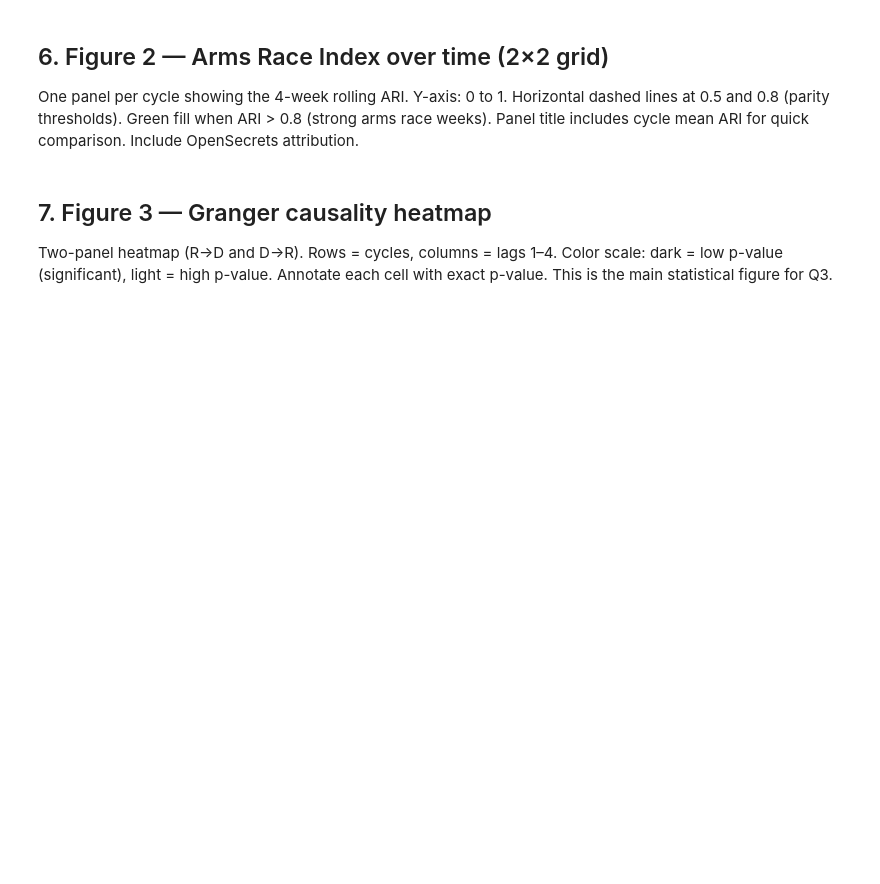
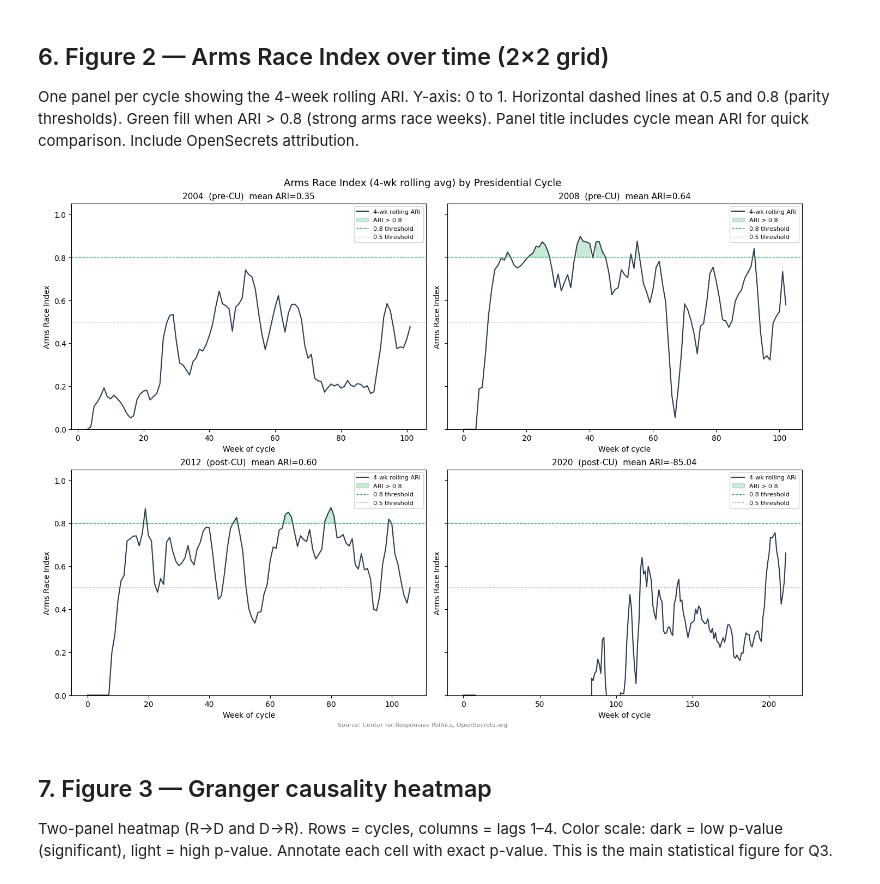
Before and after one commit to schanzb/qss_20_final_proj, a Jupyter notebook: scripts/05_q3.ipynb, the cells around one changed output. Drawn from its saved outputs; the diff is of its cells as text; code cells hidden in the pictures; blank space fills up the shorter version.

```diff
--- a/scripts/05_q3.ipynb
+++ b/scripts/05_q3.ipynb
@@ -48,3 +181,24 @@ With ~90 weekly observations per cycle, the test has reasonable power at short l
 
 Print a formatted table of p-values for both directions across all cycles and lags.
 Flag significant results (α=0.05 and α=0.10) with asterisks.
+# %%
+def sig_stars(p): # helper function to convert p-values to significance stars for display
+    if p < 0.01: return '***' # three stars for p<0.01
+    if p < 0.05: return '**' # two stars for p<0.05
+    if p < 0.10: return '*' # one star for p<0.10
+    return ''
+
+header = f"{'Cycle':<6}  {'Direction':<8}" + ''.join(f"  Lag {l}" for l in range(1, MAX_LAG + 1)) # create a header for the results table with columns for cycle, direction, and each lag
+print(header) # print the header for the results table
+print('-' * len(header))
+
+for cycle in CYCLES: # for each cycle
+    for label, pdict in [('R→D', p_RtoD), ('D→R', p_DtoR)]: # for each direction of causality
+        row = f"{cycle:<6}  {label:<8}" # start the row with the cycle number and direction label
+        for lag in range(1, MAX_LAG + 1): # for each lag, get the p-value from the appropriate dictionary and add it to the row with significance stars
+            p   = pdict[cycle].get(lag, float('nan')) # get the p-value for this cycle and lag; use NaN if not available
+            row += f"  {p:.3f}{sig_stars(p):<2}" # append the p-value and significance stars to the row
+        print(row)
+    print()
+
+print("*** p<0.01; ** p<0.05; * p<0.10")
@@ -63,6 +260,32 @@ Horizontal dashed lines at 0.5 and 0.8 (parity thresholds).
 Green fill when ARI > 0.8 (strong arms race weeks).
 Panel title includes cycle mean ARI for quick comparison.
 Include OpenSecrets attribution.
+# %%
+fig, axes = plt.subplots(2, 2, figsize=(14, 10), sharey=True, constrained_layout=True) # create a 2x2 grid of subplots for the 4 cycles, with shared y-axis and constrained layout
+
+for ax, cycle in zip(axes.flat, CYCLES): # for each subplot and cycle, plot the 4-week rolling average
+    w    = cycles_weekly[cycle] # get the cycle's weekly data
+    wks  = range(len(w)) # get the week numbers (0-indexed) for the x-axis
+    roll = w['ari_rolling'] # get the 4-week rolling average of the ARI for the y-axis
+
+    ax.plot(wks, roll, color='#2C3E50', lw=1.5, label='4-wk rolling ARI') # plot the 4-week rolling average of the ARI over time in dark gray
+    ax.fill_between(wks, roll, 0.8,
+                    where=(roll >= 0.8), alpha=0.25, color='#27AE60', label='ARI > 0.8') # shade area between the ARI line and the 0.8 threshold in green where the ARI is greater than or equal to 0.8
+    ax.axhline(0.8, color='#27AE60', linestyle='--', lw=0.9, label='0.8 threshold') # add a horizontal dashed line at the 0.8 threshold in green
+    ax.axhline(0.5, color='gray',    linestyle=':',  lw=0.8, label='0.5 threshold') # add a horizontal dotted line at the 0.5 threshold in gray
+    ax.set_ylim(0, 1.05) # set the y-axis limits to 0 and 1.05 to give some space above the maximum ARI value of 1
+
+    ax.set_title(f"{cycle}  ({ERA_LABELS[cycle]})  mean ARI={mean_ari[cycle]:.2f}", fontsize=11) # set the title of the subplot to the cycle number, era label, and mean ARI value (e.g., "Cycle 1  (Pre-CU)  mean ARI=0.45")
+    ax.set_xlabel('Week of cycle') # set the x-axis label to "Week of cycle"
+    ax.set_ylabel('Arms Race Index') # set the y
+    ax.legend(fontsize=8) # add a legend to the subplot with a smaller font size
+
+fig.suptitle('Arms Race Index (4-wk rolling avg) by Presidential Cycle', fontsize=13) # set the overall title of the figure
+fig.text(0.5, -0.01, SOURCE, ha='center', fontsize=8, color='gray') # add a source note below the figure with the text from the SOURCE variable, centered, in a smaller font size and gray color
+plt.savefig('../figures/q3_fig2_arms_race_index.pdf', dpi=150, bbox_inches='tight') # save the figure as a PDF in the ../figures directory with a descriptive filename, 150 dpi resolution, and tight bounding box
+plt.show()
+# %% [output]
+[figure, added]
 # %% [markdown]
 ## 7. Figure 3 — Granger causality heatmap
 
```
Also changed, not shown: parts of 9 cells of this notebook, 8 other files.
